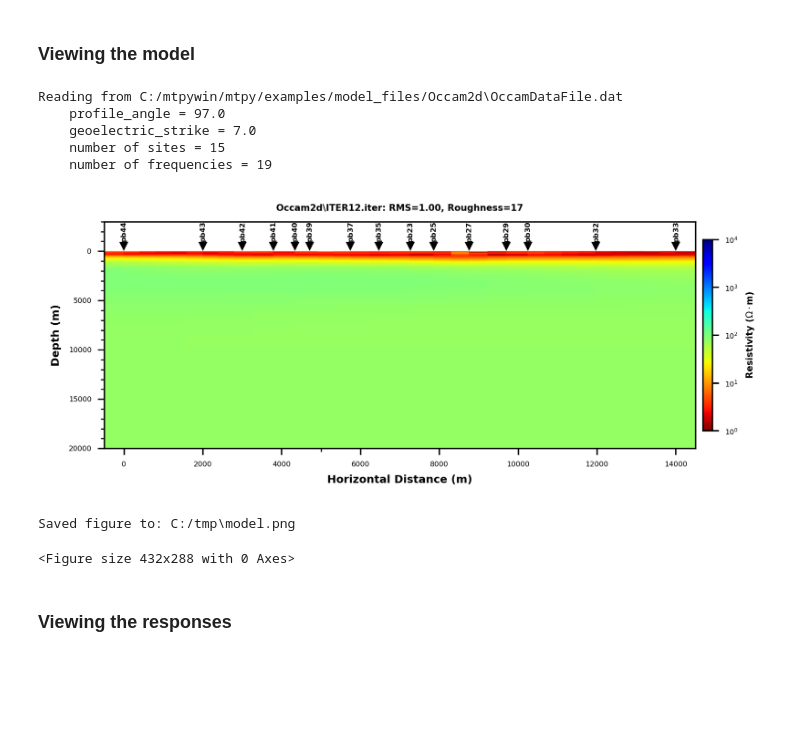
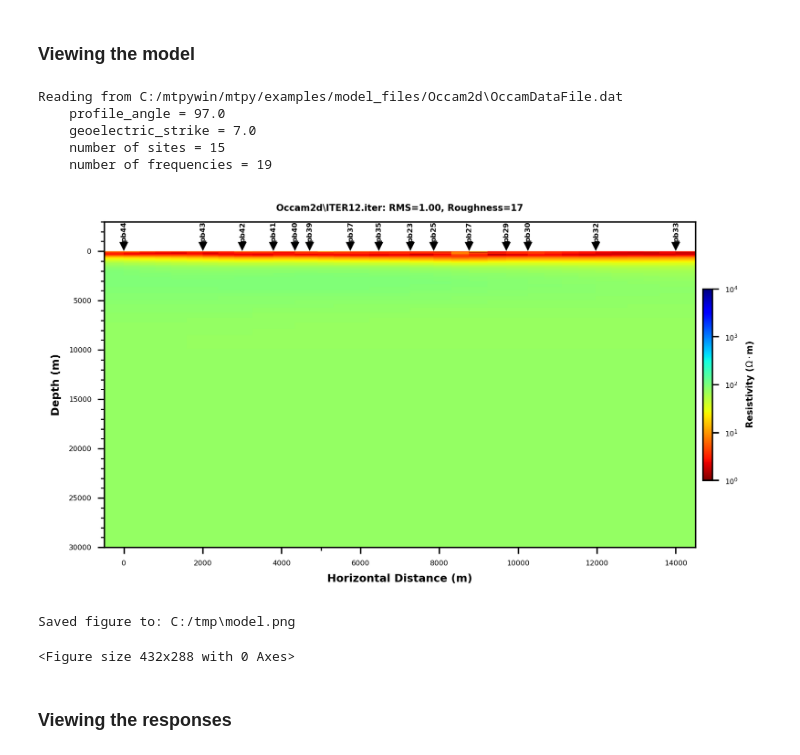
Before and after one commit to MTgeophysics/mtpy, a Jupyter notebook: examples/notebooks/Workshop Exercises Modeling.ipynb, the cells around one changed output. Drawn from its saved outputs; the diff is of its cells as text; code cells hidden in the pictures; blank space fills up the shorter version.

```diff
--- a/examples/notebooks/Workshop Exercises Modeling.ipynb
+++ b/examples/notebooks/Workshop Exercises Modeling.ipynb
@@ -206,35 +217,35 @@ savepath = r'C:/tmp'
 # iteration and response files
 iterfile = 'ITER12.iter'
 datafn = 'OccamDataFile.dat'
 
 # define file paths
 pltm = PlotModel(iter_fn=os.path.join(idir,iterfile),
             data_fn=os.path.join(idir,datafn),
             station_font_pad = 2.5, # pad (in plot units) between station
                                     # symbol and station label
             station_font_size = 4, # station font size
             station_font_rotation = 90, # rotation of the station font
             font_size=4, # font size to use
             climits=(0,4), # colour scale limits
             cb_shrink= 0.3, # controls the size of the colorbar
             xpad=0.5, # pad (in km) either side of profile
             yscale = 'm', # 'm' or 'km'
             yminorticks = 1.,
             dpi=300, # resolution of figure
             fig_aspect = 0.25,   # aspect ratio between horizontal
                                  # and vertical scale
-            ylimits = (-2,20), # depth limits
+            ylimits = (-2,30), # depth limits
             stationid=(-1,3)) # index of station name to plot
 
 # save the model
 pltm.save_figure(os.path.join(savepath,'model.png'))
 # %% [output]
 Reading from C:/mtpywin/mtpy/examples/model_files/Occam2d\OccamDataFile.dat
     profile_angle = 97.0
     geoelectric_strike = 7.0
     number of sites = 15
     number of frequencies = 19
-[figure, old version]
+[figure, new version]
 Saved figure to: C:/tmp\model.png
 <Figure size 432x288 with 0 Axes>
 # %% [markdown]
```
Also changed, not shown: parts of 6 cells of this notebook, 2 other files.
